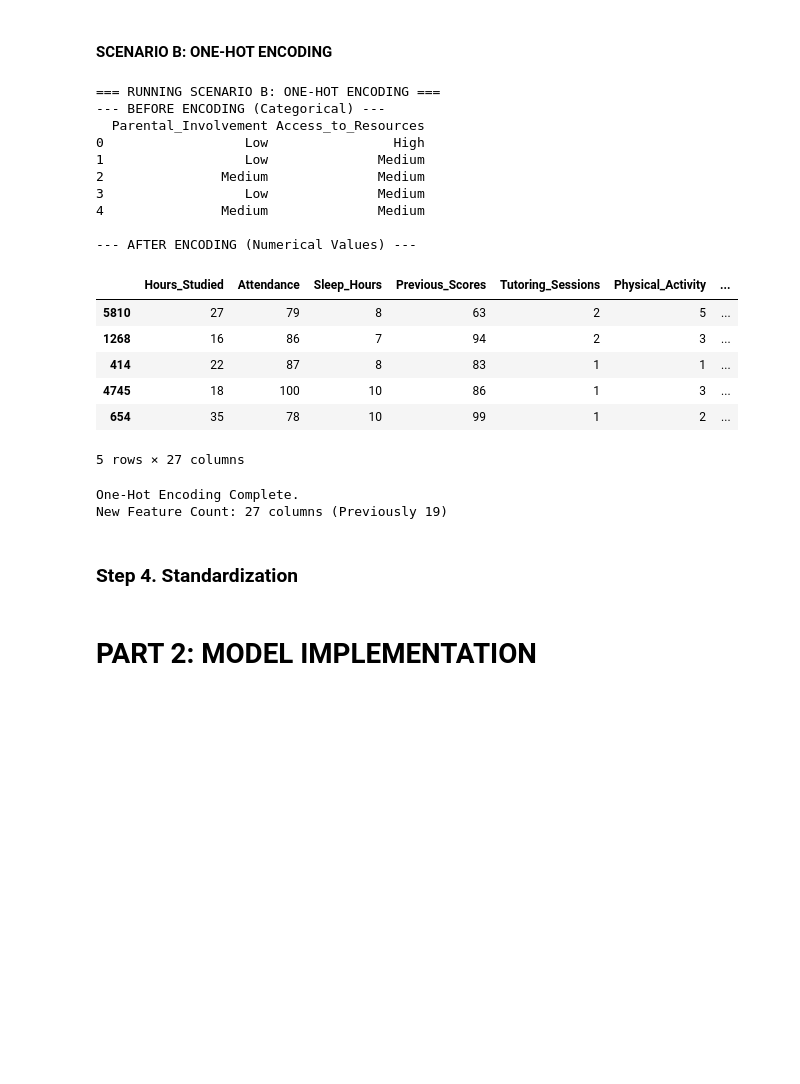
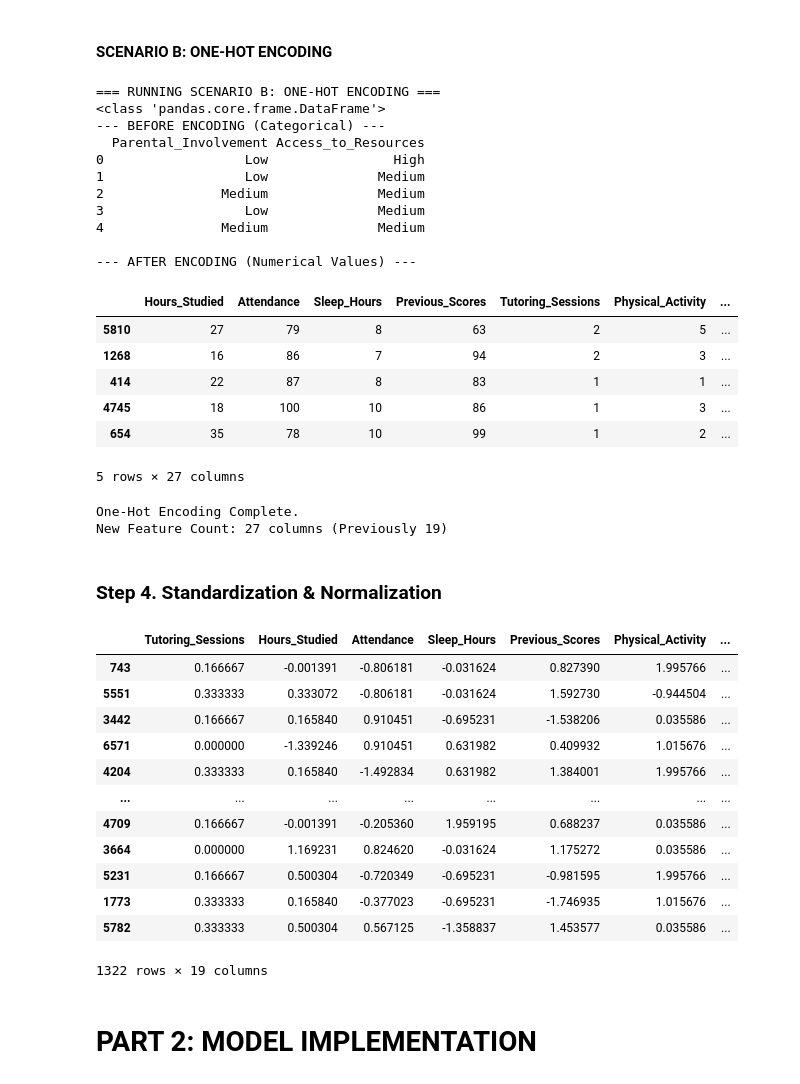
Before and after one commit to Clayton2394/Project_IML, a Jupyter notebook: StudentPerformancePredictionModel.ipynb, the cells around one changed output. Cells and saved outputs as stored; diff of their text form; code cells hidden in the pictures; blank space fills up the shorter version.

Commit message:
Standardization and Normalization

```diff
--- a/StudentPerformancePredictionModel.ipynb
+++ b/StudentPerformancePredictionModel.ipynb
@@ -329,6 +277,7 @@ x_train_le, x_test_le, y_train_le, y_test_le = train_test_split(X_le, y_le, test
 # %%
 print("\n=== RUNNING SCENARIO B: ONE-HOT ENCODING ===")
 df_ohe = dataset.copy()
+print(type(df_ohe))
 # SHOW BEFORE ENCODING
 print("--- BEFORE ENCODING (Categorical) ---")
 print(df_ohe[['Parental_Involvement', 'Access_to_Resources']].head())
@@ -358,6 +307,7 @@ print("One-Hot Encoding Complete.")
 print(f"New Feature Count: {x_train_ohe.shape[1]} columns (Previously 19)")
 # %% [output]
 === RUNNING SCENARIO B: ONE-HOT ENCODING ===
+<class 'pandas.core.frame.DataFrame'>
 --- BEFORE ENCODING (Categorical) ---
   Parental_Involvement Access_to_Resources
 0                  Low                High
@@ -377,17 +327,39 @@ print(f"New Feature Count: {x_train_ohe.shape[1]} columns (Previously 19)")
 One-Hot Encoding Complete.
 New Feature Count: 27 columns (Previously 19)
 # %% [markdown]
-### Step 4. Standardization
+### Step 4. Standardization & Normalization
-# %%
-# LABEL ENCODING Scale
-sc_le = StandardScaler()
-x_train_le = sc_le.fit_transform(x_train_le)
-x_test_le = sc_le.transform(x_test_le)
-
-# ONE-HOT ENCODING Scale
-sc_ohe = StandardScaler()
-x_train_ohe = sc_ohe.fit_transform(x_train_ohe)
-x_test_ohe = sc_ohe.transform(x_test_ohe)
+# %%
+set_config(transform_output="pandas")
+norm = ["Tutoring_Sessions"]
+stand = ["Hours_Studied", "Attendance", "Sleep_Hours", "Previous_Scores", "Physical_Activity"]
+preprocessor = ColumnTransformer(
+    transformers=[
+        ('norm', MinMaxScaler(), norm),
+        ('stand', StandardScaler(), stand)
+    ],
+    remainder='passthrough',
+    verbose_feature_names_out=False
+)
+x_train_le = preprocessor.fit_transform(x_train_le)
+x_train_ohe = preprocessor.fit_transform(x_train_ohe)
+x_test_le = preprocessor.fit_transform(x_test_le)
+x_test_ohe = preprocessor.fit_transform(x_test_ohe)
+# %%
+x_test_le
+# %% [output]
+|  | Tutoring_Sessions | Hours_Studied | Attendance | Sleep_Hours | Previous_Scores | Physical_Activity | ... |
+| 743 | 0.166667 | -0.001391 | -0.806181 | -0.031624 | 0.827390 | 1.995766 | ... |
+| 5551 | 0.333333 | 0.333072 | -0.806181 | -0.031624 | 1.592730 | -0.944504 | ... |
+| 3442 | 0.166667 | 0.165840 | 0.910451 | -0.695231 | -1.538206 | 0.035586 | ... |
+| 6571 | 0.000000 | -1.339246 | 0.910451 | 0.631982 | 0.409932 | 1.015676 | ... |
+| 4204 | 0.333333 | 0.165840 | -1.492834 | 0.631982 | 1.384001 | 1.995766 | ... |
+| ... | ... | ... | ... | ... | ... | ... | ... |
+| 4709 | 0.166667 | -0.001391 | -0.205360 | 1.959195 | 0.688237 | 0.035586 | ... |
+| 3664 | 0.000000 | 1.169231 | 0.824620 | -0.031624 | 1.175272 | 0.035586 | ... |
+| 5231 | 0.166667 | 0.500304 | -0.720349 | -0.695231 | -0.981595 | 1.995766 | ... |
+| 1773 | 0.333333 | 0.165840 | -0.377023 | -0.695231 | -1.746935 | 1.015676 | ... |
+| 5782 | 0.333333 | 0.500304 | 0.567125 | -1.358837 | 1.453577 | 0.035586 | ... |
+1322 rows × 19 columns
 # %% [markdown]
 # PART 2: MODEL IMPLEMENTATION
 # %% [markdown]
```
Also changed, not shown: parts of 9 cells of this notebook.
